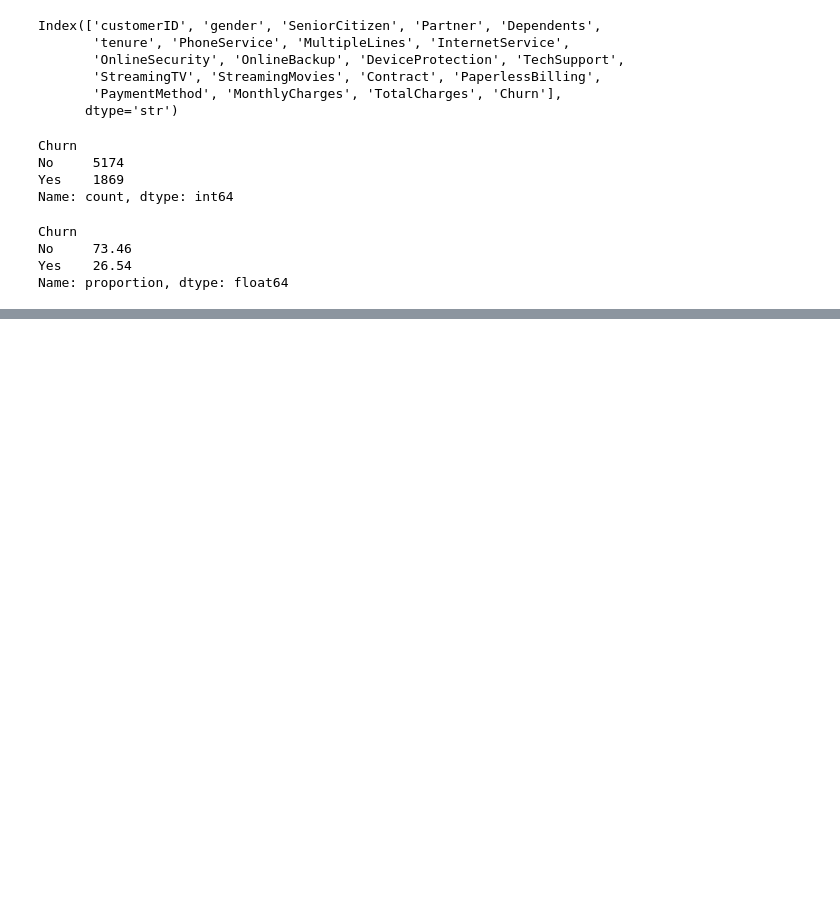
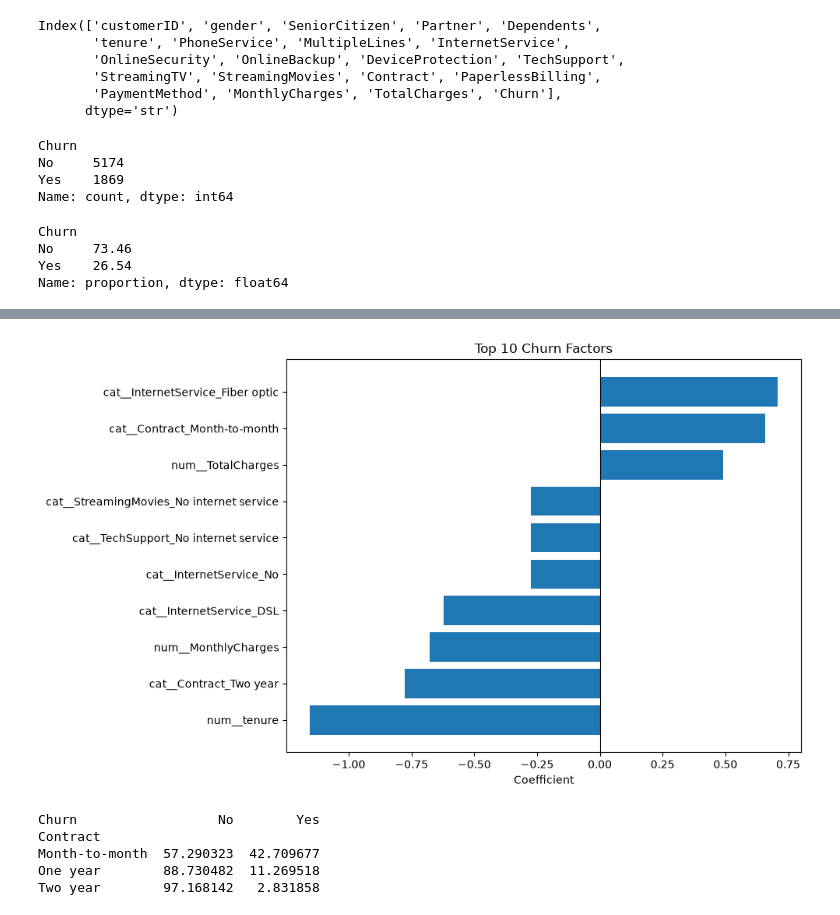
Before and after one commit to spy421/customer-churn-prediction, a Jupyter notebook: customer_churn.ipynb, the cells around one changed output, grey strips where cells are left out. Cells and saved outputs as stored; diff of their text form; code cells hidden in the pictures; blank space fills up the shorter version.

```diff
--- a/customer_churn.ipynb
+++ b/customer_churn.ipynb
@@ -46,0 +505,9 @@ Name: tenure, dtype: float64
+# %%
+model_balanced = LogisticRegression(
+    max_iter=1000,
+    class_weight='balanced'
+)
+
+model_balanced.fit(X_train_processed, y_train)
+
+y_pred = model_balanced.predict(X_test_processed)
@@ -46,0 +531,22 @@ Name: tenure, dtype: float64
+# %%
+import pandas as pd
+
+feature_names = preprocessor.get_feature_names_out()
+
+coefficients = model_balanced.coef_[0]
+
+importance_df = pd.DataFrame({
+    'feature': feature_names,
+    'coefficient': coefficients
+})
+
+importance_df['abs_coefficient'] = (
+    importance_df['coefficient'].abs()
+)
+
+importance_df = importance_df.sort_values(
+    by='abs_coefficient',
+    ascending=False
+)
+
+print(importance_df.head(10))
@@ -46,0 +565,30 @@ Name: tenure, dtype: float64
+# %%
+import matplotlib.pyplot as plt
+
+plot_df = importance_df.head(10).sort_values('coefficient')
+
+plt.figure(figsize=(10, 6))
+plt.barh(plot_df['feature'], plot_df['coefficient'])
+
+plt.axvline(0, color='black', linewidth=0.8)
+plt.xlabel('Coefficient')
+plt.title('Top 10 Churn Factors')
+plt.tight_layout()
+plt.show()
+# %% [output]
+[figure, added]
+# %%
+churn_by_contract = (
+    df.groupby('Contract')['Churn']
+    .value_counts(normalize=True)
+    .unstack()
+    * 100
+)
+
+print(churn_by_contract)
+# %% [output]
+Churn                  No        Yes
+Contract
+Month-to-month  57.290323  42.709677
+One year        88.730482  11.269518
+Two year        97.168142   2.831858
```
Also changed, not shown: parts of 56 cells of this notebook.
